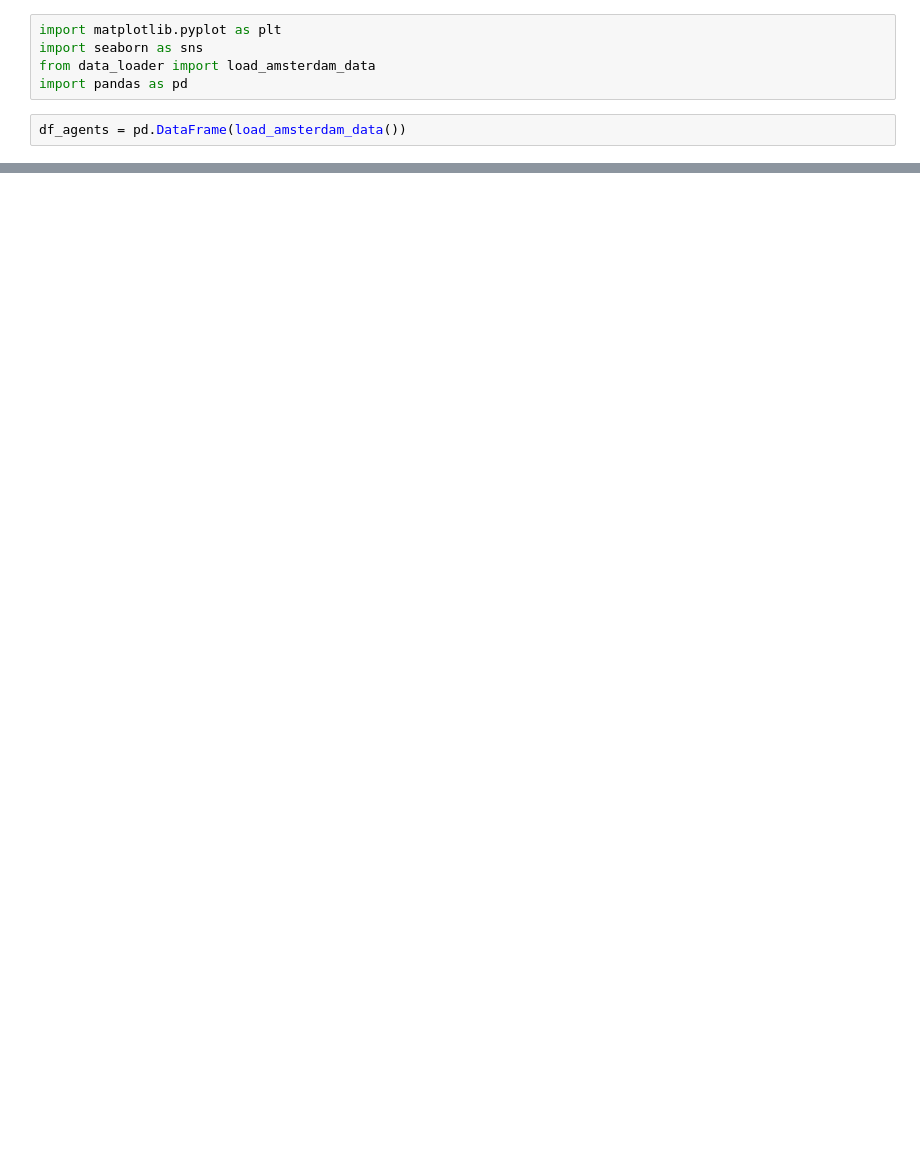
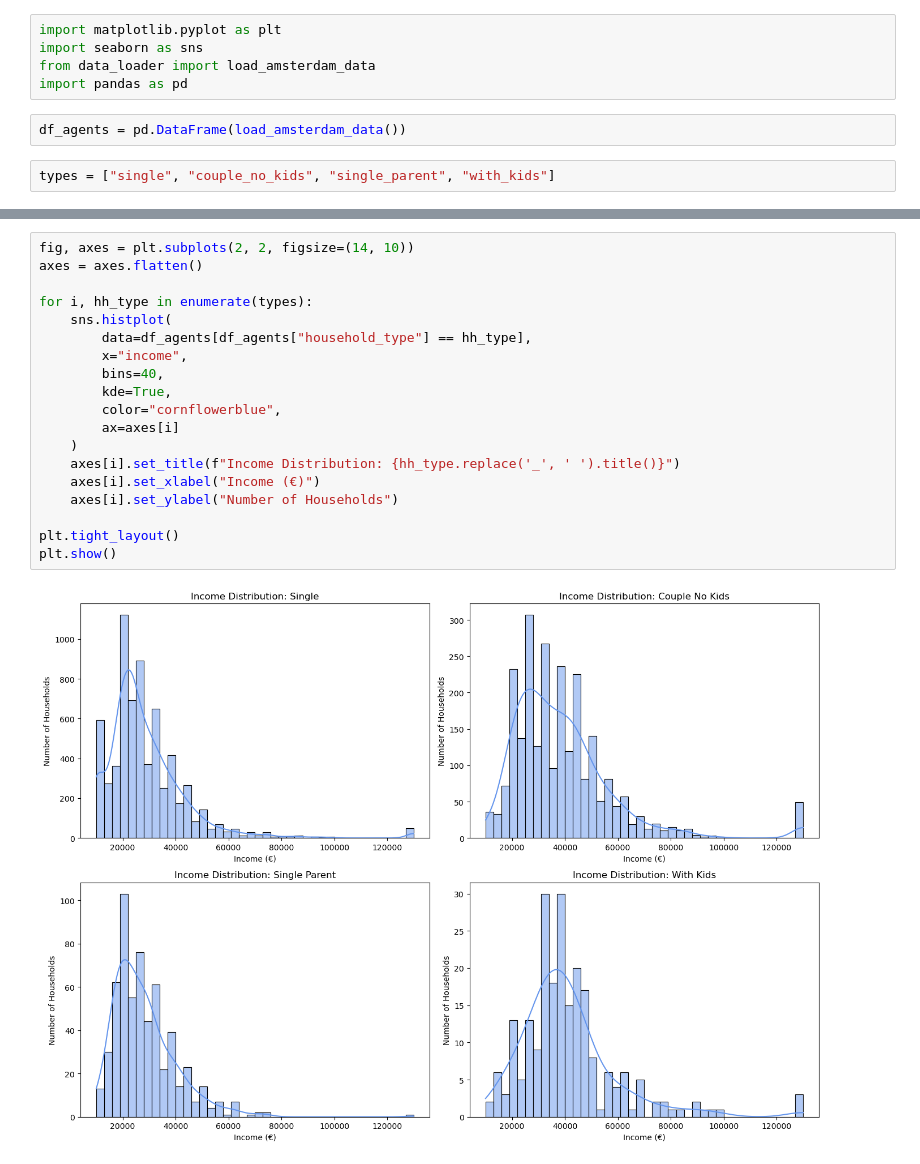
Before and after one commit to fl00ra/ABM-PV-adoption-ams, a Jupyter notebook: da.ipynb, the cells around one changed output, grey strips where cells are left out. Cells and saved outputs as stored; diff of their text form; blank space fills up the shorter version.

```diff
--- a/da.ipynb
+++ b/da.ipynb
@@ -5,3 +5,5 @@ from data_loader import load_amsterdam_data
 import pandas as pd
 # %%
 df_agents = pd.DataFrame(load_amsterdam_data())
+# %%
+types = ["single", "couple_no_kids", "single_parent", "with_kids"]
@@ -19,3 +30,24 @@ plt.show()
+# %%
+fig, axes = plt.subplots(2, 2, figsize=(14, 10))
+axes = axes.flatten()
+
+for i, hh_type in enumerate(types):
+    sns.histplot(
+        data=df_agents[df_agents["household_type"] == hh_type],
+        x="income",
+        bins=40,
+        kde=True,
+        color="cornflowerblue",
+        ax=axes[i]
+    )
+    axes[i].set_title(f"Income Distribution: {hh_type.replace('_', ' ').title()}")
+    axes[i].set_xlabel("Income (€)")
+    axes[i].set_ylabel("Number of Households")
+
+plt.tight_layout()
+plt.show()
+# %% [output]
+[figure, added]
 # %%
 # energy label distribution
 plt.figure(figsize=(8, 5))
```
Also changed, not shown: parts of 5 cells of this notebook, 9 other files.
